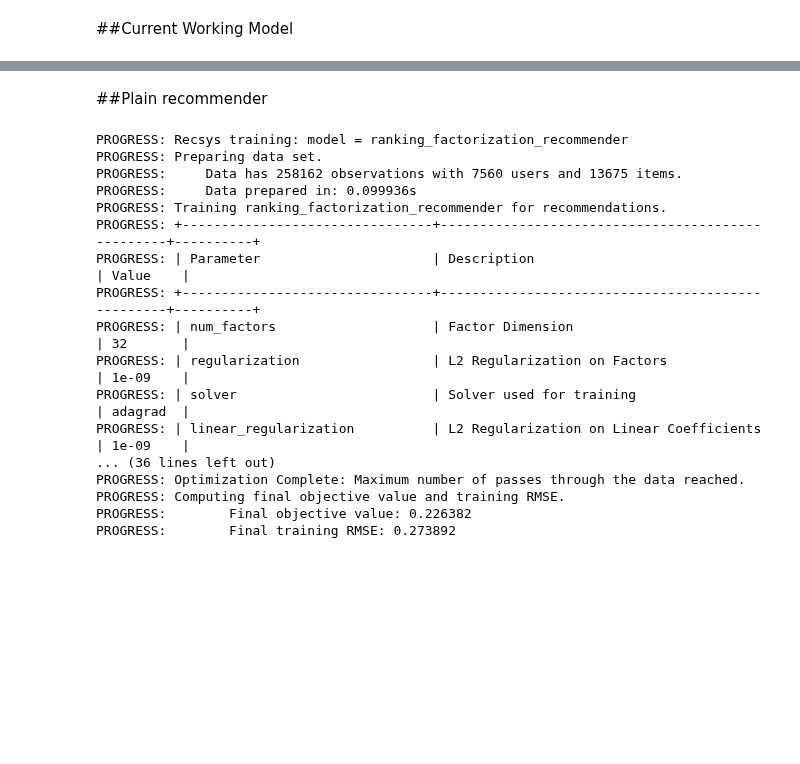
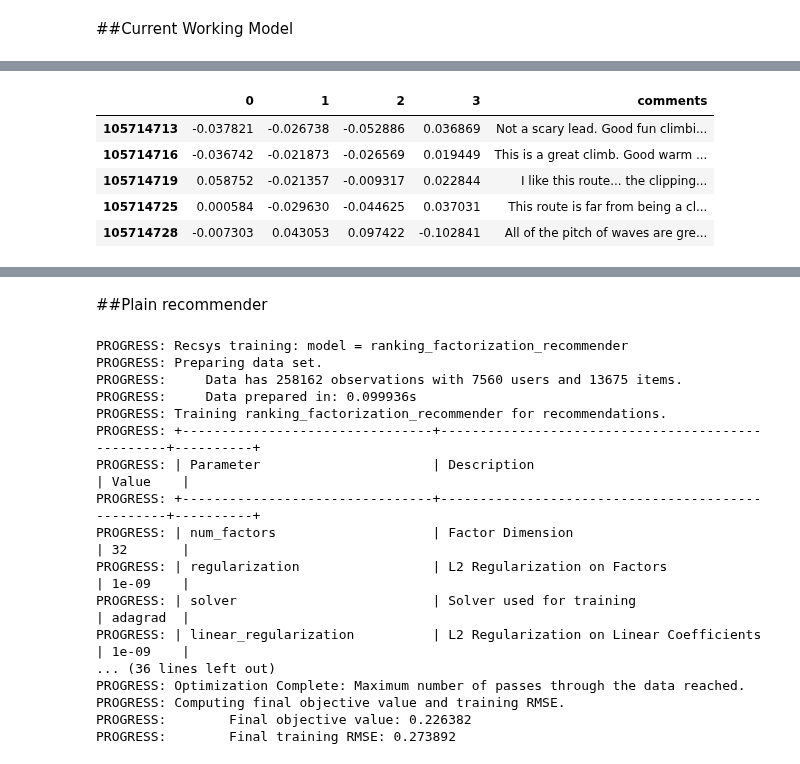
Before and after one commit to dmneal/Capstone, a Jupyter notebook: Graphlab.ipynb, the cells around one changed output, grey strips where cells are left out. Cells and saved outputs as stored; diff of their text form; code cells hidden in the pictures; blank space fills up the shorter version.

```diff
--- a/Graphlab.ipynb
+++ b/Graphlab.ipynb
@@ -27,14 +48,19 @@ sf_obs = gl.SFrame(df_obs)
 # %%
 reg_w = 5e-5
 num_fac_w = 15
-df_ob_w = pd.concat( (df_obs.Climb, df_obs[['rating', 'location', 'type']]) , axis=1)
+df_ob_w = pd.concat( (df_obs.Climb, df_obs[['rating',
+                                            'location',
+                                            'type']]) ,
+                    axis=1)
+
 sf_ob_w = gl.SFrame(df_ob_w)
 
 m_working = model.create(sf_data, 'User', 'Climb', 'rating',
-            item_data = sf_ob_w,
-            verbose = False,
-            regularization = 1e-4,
-            num_factors = 4)
-print 'MSE:', m_plain.evaluate_rmse(test_set, 'rating')['rmse_overall']
+                         item_data = sf_ob_w,
+                         verbose = False,
+                         regularization = 1e-4,
+                         num_factors = num_fac_w)
+print 'MSE:', m_working.evaluate_rmse(sf_data,
+                                      'rating')['rmse_overall']
 # %% [output]
 PROGRESS: Recsys training: model = ranking_factorization_recommender
@@ -61,0 +83,5 @@ m_working.recommend(users=[107953067],k=20).print_rows(num_rows=30)
+# %%
+coefs = m_working.get('coefficients')
+df_fac = pd.DataFrame(np.array(coefs['Climb']['factors']))
+df_fac.set_index(np.array(coefs['Climb']['Climb']), inplace=True)
+df_fac.head()
@@ -61,0 +95,19 @@ m_working.recommend(users=[107953067],k=20).print_rows(num_rows=30)
+# %%
+q= '''
+    SELECT climb_id, comment
+    FROM comments;
+    '''
+cur.execute(q)
+df = pd.DataFrame(cur.fetchall())
+df.columns = ['climb_id', 'comments']
+df_collect = df.groupby(df.climb_id).apply(sum).drop('climb_id', axis=1)
+# %%
+df_fac_com = df_fac.join(df_collect, how='inner')
+df_fac_com.head()
+# %% [output]
+|  | 0 | 1 | 2 | 3 | comments |
+| 105714713 | -0.037821 | -0.026738 | -0.052886 | 0.036869 | Not a scary lead. Good fun climbi... |
+| 105714716 | -0.036742 | -0.021873 | -0.026569 | 0.019449 | This is a great climb. Good warm ... |
+| 105714719 | 0.058752 | -0.021357 | -0.009317 | 0.022844 | I like this route... the clipping... |
+| 105714725 | 0.000584 | -0.029630 | -0.044625 | 0.037031 | This route is far from being a cl... |
+| 105714728 | -0.007303 | 0.043053 | 0.097422 | -0.102841 | All of the pitch of waves are gre... |
```
Also changed, not shown: parts of 20 cells of this notebook, 41 other files.
